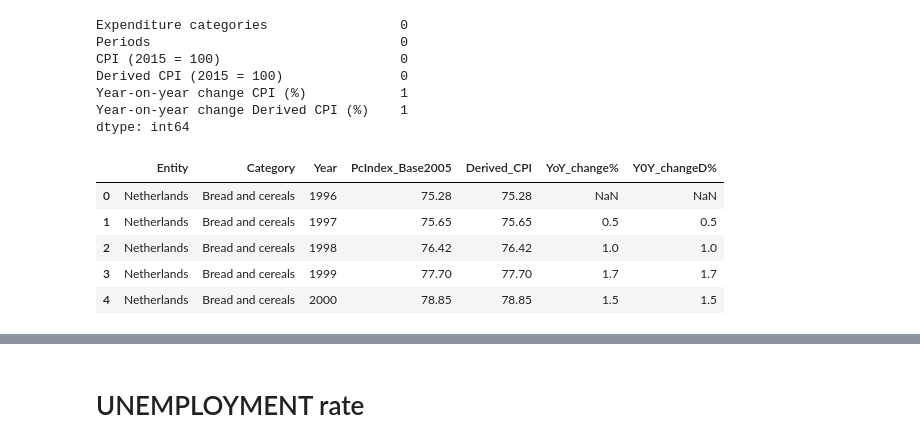
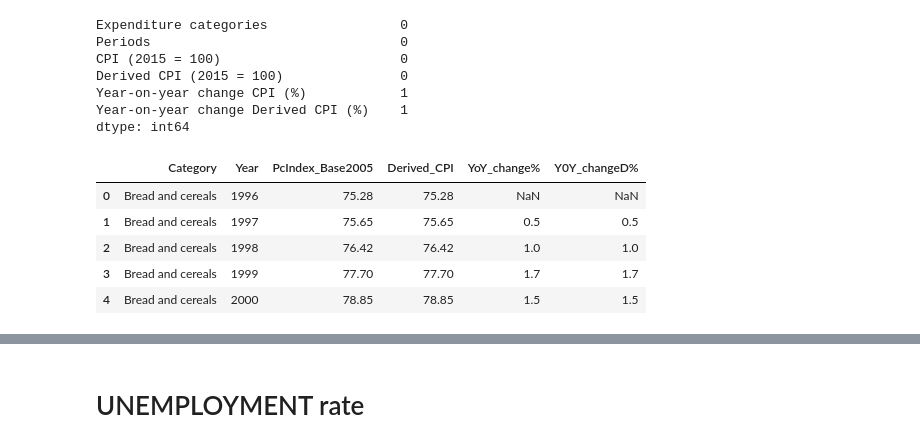
Before and after one commit to AjiacoVic/StoryTelling_project, a Jupyter notebook: BEER Data Cleaning.ipynb, the cells around one changed output, grey strips where cells are left out. Drawn from its saved outputs; the diff is of its cells as text; code cells hidden in the pictures.

```diff
--- a/BEER Data Cleaning.ipynb
+++ b/BEER Data Cleaning.ipynb
@@ -550,15 +550,14 @@ dtype: int64
 # %%
 #adjustment needed
 Bread_PxIx['Expenditure categories']='Bread and cereals'
-Bread_PxIx['Entity']='Netherlands'
-Bread_PxIx.columns = ['Category','Year','PcIndex_Base2005','Derived_CPI','YoY_change%','Y0Y_changeD%','Entity']
+Bread_PxIx.columns = ['Category','Year','PcIndex_Base2005','Derived_CPI','YoY_change%','Y0Y_changeD%']
 
-Bread_PxIx = Bread_PxIx[['Entity','Category','Year','PcIndex_Base2005','Derived_CPI','YoY_change%','Y0Y_changeD%']]
+Bread_PxIx = Bread_PxIx[['Category','Year','PcIndex_Base2005','Derived_CPI','YoY_change%','Y0Y_changeD%']]
 Bread_PxIx.head()
 # %% [output]
-|  | Entity | Category | Year | PcIndex_Base2005 | Derived_CPI | YoY_change% | Y0Y_changeD% |
-| 0 | Netherlands | Bread and cereals | 1996 | 75.28 | 75.28 | NaN | NaN |
-| 1 | Netherlands | Bread and cereals | 1997 | 75.65 | 75.65 | 0.5 | 0.5 |
-| 2 | Netherlands | Bread and cereals | 1998 | 76.42 | 76.42 | 1.0 | 1.0 |
-| 3 | Netherlands | Bread and cereals | 1999 | 77.70 | 77.70 | 1.7 | 1.7 |
-| 4 | Netherlands | Bread and cereals | 2000 | 78.85 | 78.85 | 1.5 | 1.5 |
+|  | Category | Year | PcIndex_Base2005 | Derived_CPI | YoY_change% | Y0Y_changeD% |
+| 0 | Bread and cereals | 1996 | 75.28 | 75.28 | NaN | NaN |
+| 1 | Bread and cereals | 1997 | 75.65 | 75.65 | 0.5 | 0.5 |
+| 2 | Bread and cereals | 1998 | 76.42 | 76.42 | 1.0 | 1.0 |
+| 3 | Bread and cereals | 1999 | 77.70 | 77.70 | 1.7 | 1.7 |
+| 4 | Bread and cereals | 2000 | 78.85 | 78.85 | 1.5 | 1.5 |
```
Also changed, not shown: parts of 47 cells of this notebook, 1 other file.
